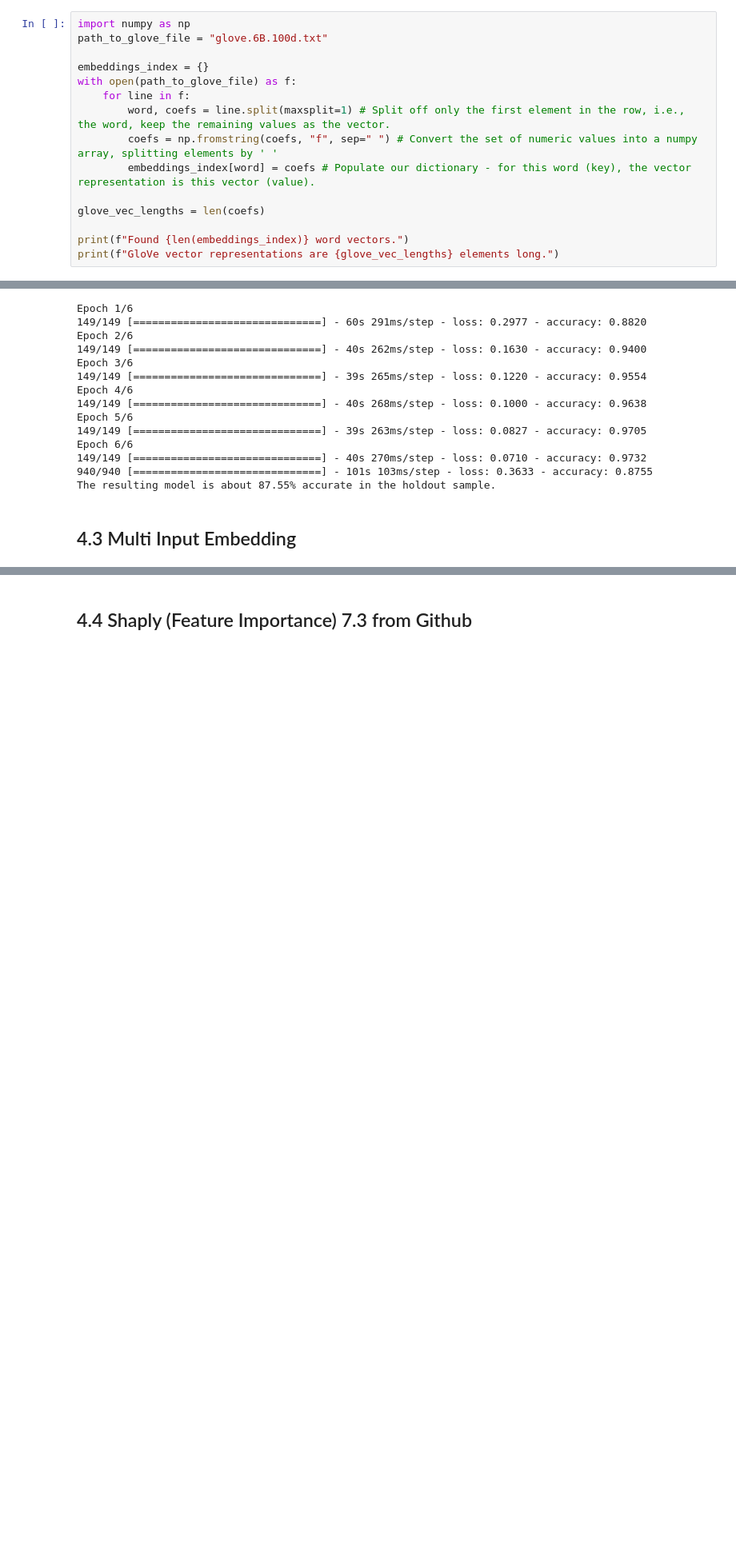
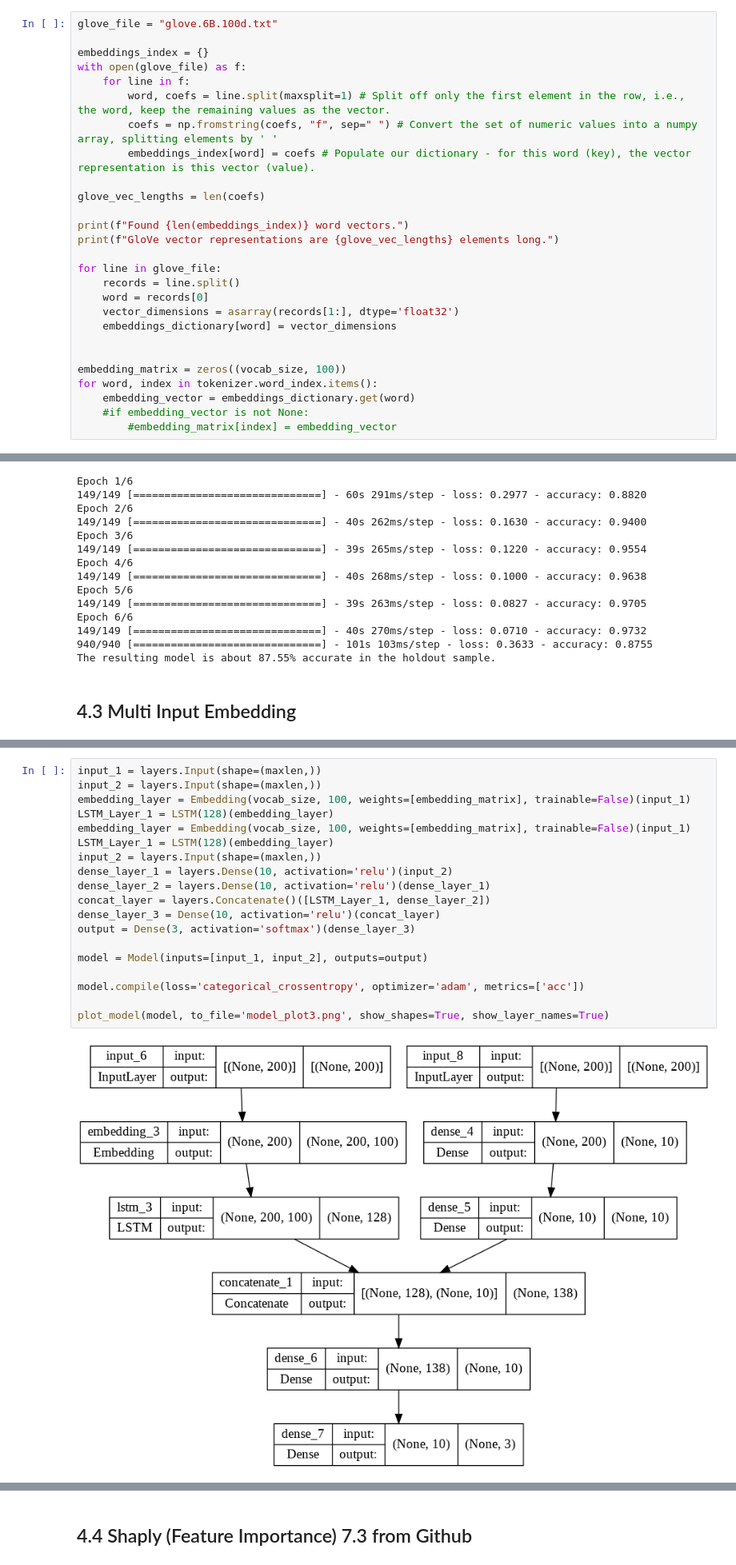
Before and after one commit to zhouchun0105/Fake-News-Detection-Project-BA865, a Jupyter notebook: FINAL_NOTEBOOK_BA865_Fake_News_Classification_Project.ipynb, the cells around one changed output, grey strips where cells are left out. Shown at 80% size. Cells and saved outputs as stored; diff of their text form; blank space fills up the shorter version.

Commit message:
updated multi input model

```diff
--- a/FINAL_NOTEBOOK_BA865_Fake_News_Classification_Project.ipynb
+++ b/FINAL_NOTEBOOK_BA865_Fake_News_Classification_Project.ipynb
@@ -1148,11 +1192,10 @@ glove.6B.zip        100%[===================>] 822.24M  5.16MB/s    in 2m 41s
 # %% [markdown]
 Note that there are about 1.2 million words in the English language. GloVe contains embeddings for about one third of those words (but that is going to cover most words you will encounter in regular usage!).
 # %%
-import numpy as np
-path_to_glove_file = "glove.6B.100d.txt"
+glove_file = "glove.6B.100d.txt"
 
 embeddings_index = {}
-with open(path_to_glove_file) as f:
+with open(glove_file) as f:
     for line in f:
         word, coefs = line.split(maxsplit=1) # Split off only the first element in the row, i.e., the word, keep the remaining values as the vector.
         coefs = np.fromstring(coefs, "f", sep=" ") # Convert the set of numeric values into a numpy array, splitting elements by ' '
@@ -1162,6 +1205,19 @@ glove_vec_lengths = len(coefs)
 
 print(f"Found {len(embeddings_index)} word vectors.")
 print(f"GloVe vector representations are {glove_vec_lengths} elements long.")
+
+for line in glove_file:
+    records = line.split()
+    word = records[0]
+    vector_dimensions = asarray(records[1:], dtype='float32')
+    embeddings_dictionary[word] = vector_dimensions
+
+
+embedding_matrix = zeros((vocab_size, 100))
+for word, index in tokenizer.word_index.items():
+    embedding_vector = embeddings_dictionary.get(word)
+    #if embedding_vector is not None:
+        #embedding_matrix[index] = embedding_vector
 # %% [output]
 Found 400000 word vectors.
 GloVe vector representations are 100 elements long.
@@ -1539,0 +1596,21 @@ The resulting model is about 87.55% accurate in the holdout sample.
+# %%
+input_1 = layers.Input(shape=(maxlen,))
+input_2 = layers.Input(shape=(maxlen,))
+embedding_layer = Embedding(vocab_size, 100, weights=[embedding_matrix], trainable=False)(input_1)
+LSTM_Layer_1 = LSTM(128)(embedding_layer)
+embedding_layer = Embedding(vocab_size, 100, weights=[embedding_matrix], trainable=False)(input_1)
+LSTM_Layer_1 = LSTM(128)(embedding_layer)
+input_2 = layers.Input(shape=(maxlen,))
+dense_layer_1 = layers.Dense(10, activation='relu')(input_2)
+dense_layer_2 = layers.Dense(10, activation='relu')(dense_layer_1)
+concat_layer = layers.Concatenate()([LSTM_Layer_1, dense_layer_2])
+dense_layer_3 = Dense(10, activation='relu')(concat_layer)
+output = Dense(3, activation='softmax')(dense_layer_3)
+
+model = Model(inputs=[input_1, input_2], outputs=output)
+
+model.compile(loss='categorical_crossentropy', optimizer='adam', metrics=['acc'])
+
+plot_model(model, to_file='model_plot3.png', show_shapes=True, show_layer_names=True)
+# %% [output]
+[figure, added]
```
Also changed, not shown: parts of 9 cells of this notebook.
